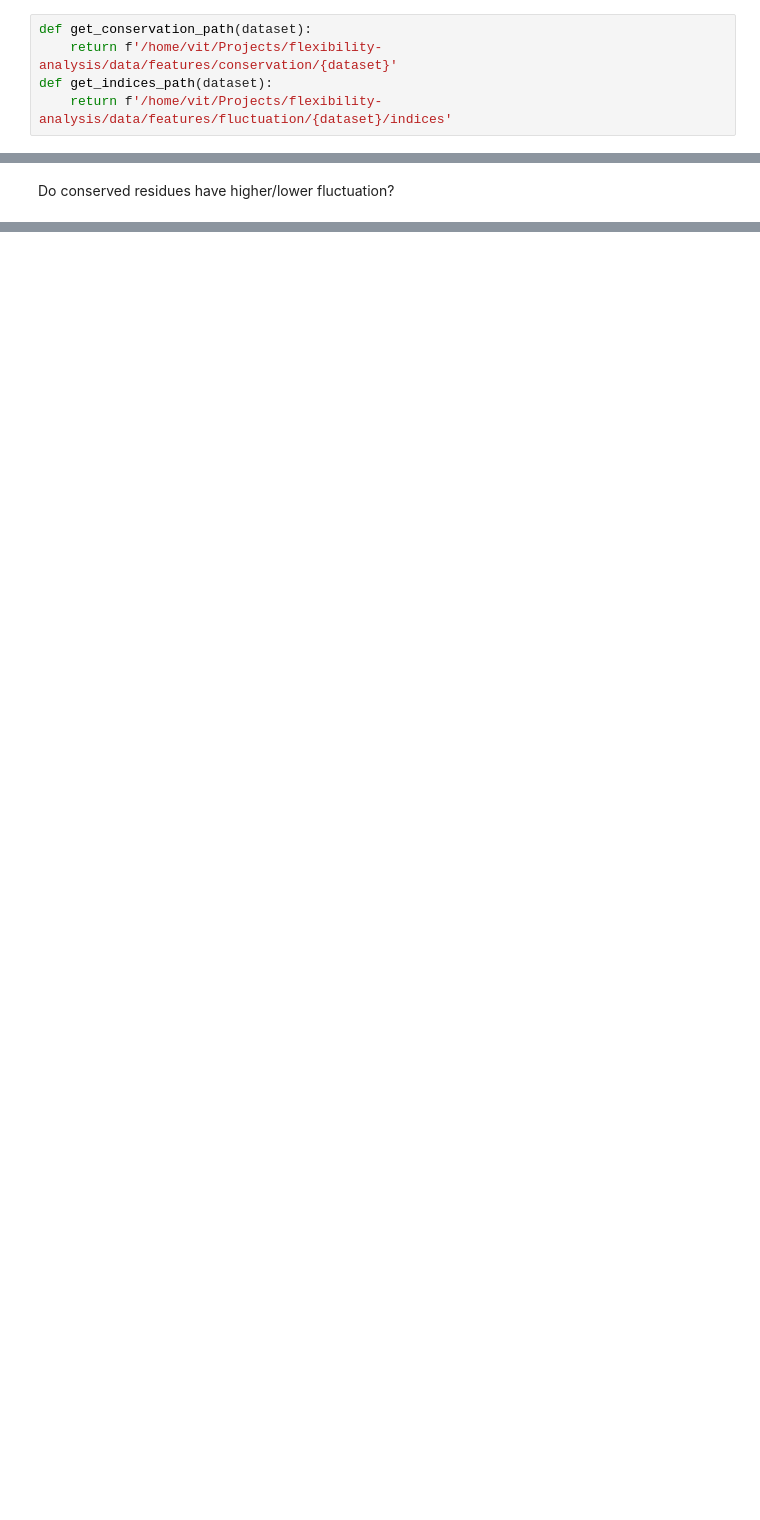
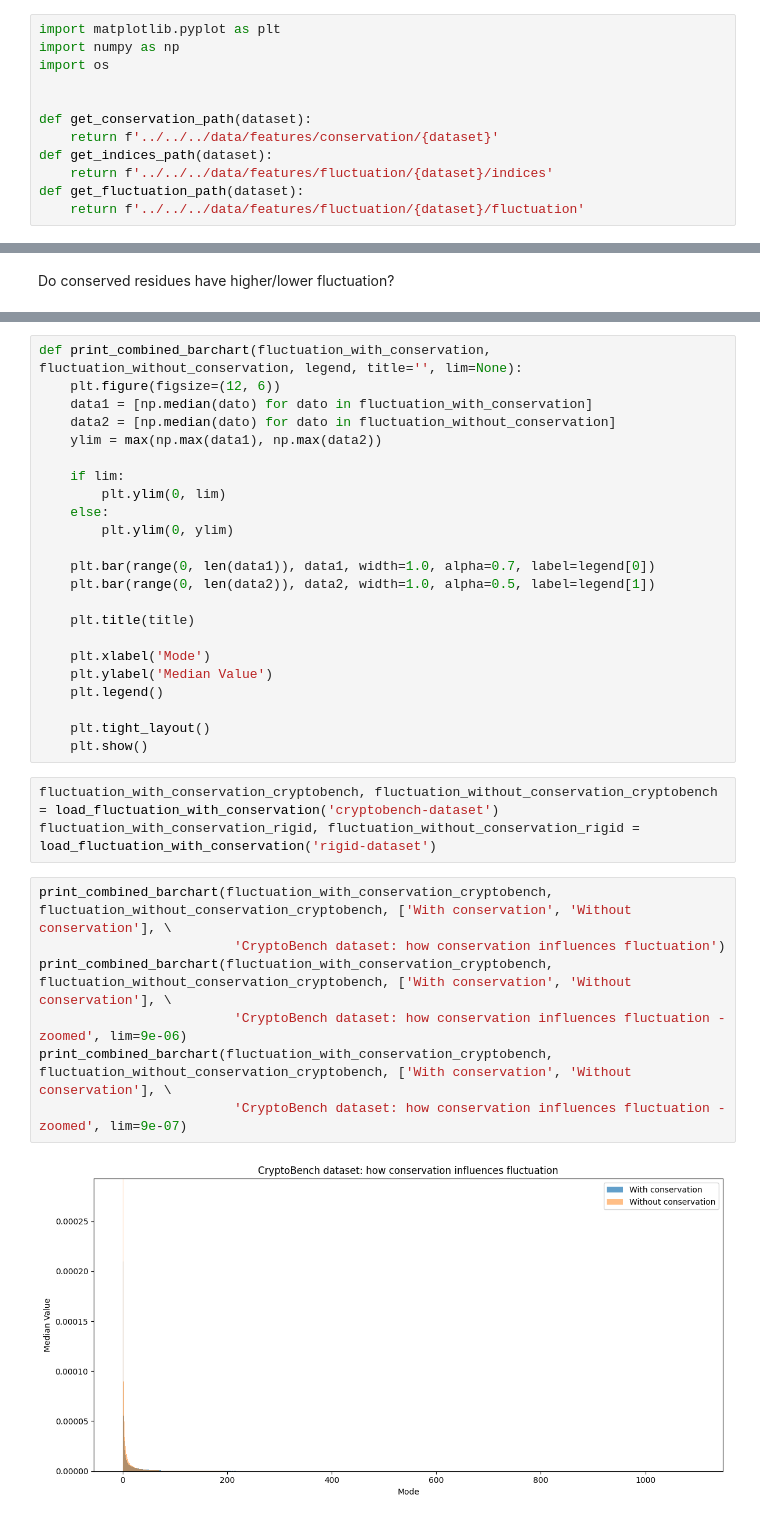
Before and after one commit to skrhakv/pocket-movement-analysis, a Jupyter notebook: src/feature-analysis/conservation/analysis.ipynb, the cells around one changed output, grey strips where cells are left out. Saved outputs shown, nothing was run; the diff lists cells and outputs as text; blank space fills up the shorter version.

Commit message:
analysis of conservation and fluctuation

```diff
--- a/src/feature-analysis/conservation/analysis.ipynb
+++ b/src/feature-analysis/conservation/analysis.ipynb
@@ -1,6 +1,13 @@
 # %%
+import matplotlib.pyplot as plt
+import numpy as np
+import os
+
+
 def get_conservation_path(dataset):
-    return f'/home/vit/Projects/flexibility-analysis/data/features/conservation/{dataset}'
+    return f'../../../data/features/conservation/{dataset}'
 def get_indices_path(dataset):
-    return f'/home/vit/Projects/flexibility-analysis/data/features/fluctuation/{dataset}/indices'
+    return f'../../../data/features/fluctuation/{dataset}/indices'
+def get_fluctuation_path(dataset):
+    return f'../../../data/features/fluctuation/{dataset}/fluctuation'
 # %%
@@ -42,0 +87,35 @@ Do conserved residues have higher/lower fluctuation?
+# %%
+def print_combined_barchart(fluctuation_with_conservation, fluctuation_without_conservation, legend, title='', lim=None):
+    plt.figure(figsize=(12, 6))
+    data1 = [np.median(dato) for dato in fluctuation_with_conservation]
+    data2 = [np.median(dato) for dato in fluctuation_without_conservation]
+    ylim = max(np.max(data1), np.max(data2))
+
+    if lim:
+        plt.ylim(0, lim)
+    else:
+        plt.ylim(0, ylim)
+
+    plt.bar(range(0, len(data1)), data1, width=1.0, alpha=0.7, label=legend[0])
+    plt.bar(range(0, len(data2)), data2, width=1.0, alpha=0.5, label=legend[1])
+
+    plt.title(title)
+
+    plt.xlabel('Mode')
+    plt.ylabel('Median Value')
+    plt.legend()
+
+    plt.tight_layout()
+    plt.show()
+# %%
+fluctuation_with_conservation_cryptobench, fluctuation_without_conservation_cryptobench = load_fluctuation_with_conservation('cryptobench-dataset')
+fluctuation_with_conservation_rigid, fluctuation_without_conservation_rigid = load_fluctuation_with_conservation('rigid-dataset')
+# %%
+print_combined_barchart(fluctuation_with_conservation_cryptobench, fluctuation_without_conservation_cryptobench, ['With conservation', 'Without conservation'], \
+                         'CryptoBench dataset: how conservation influences fluctuation')
+print_combined_barchart(fluctuation_with_conservation_cryptobench, fluctuation_without_conservation_cryptobench, ['With conservation', 'Without conservation'], \
+                         'CryptoBench dataset: how conservation influences fluctuation - zoomed', lim=9e-06)
+print_combined_barchart(fluctuation_with_conservation_cryptobench, fluctuation_without_conservation_cryptobench, ['With conservation', 'Without conservation'], \
+                         'CryptoBench dataset: how conservation influences fluctuation - zoomed', lim=9e-07)
+# %% [output]
+[figure, added]
```
Also changed, not shown: parts of 9 cells of this notebook.
